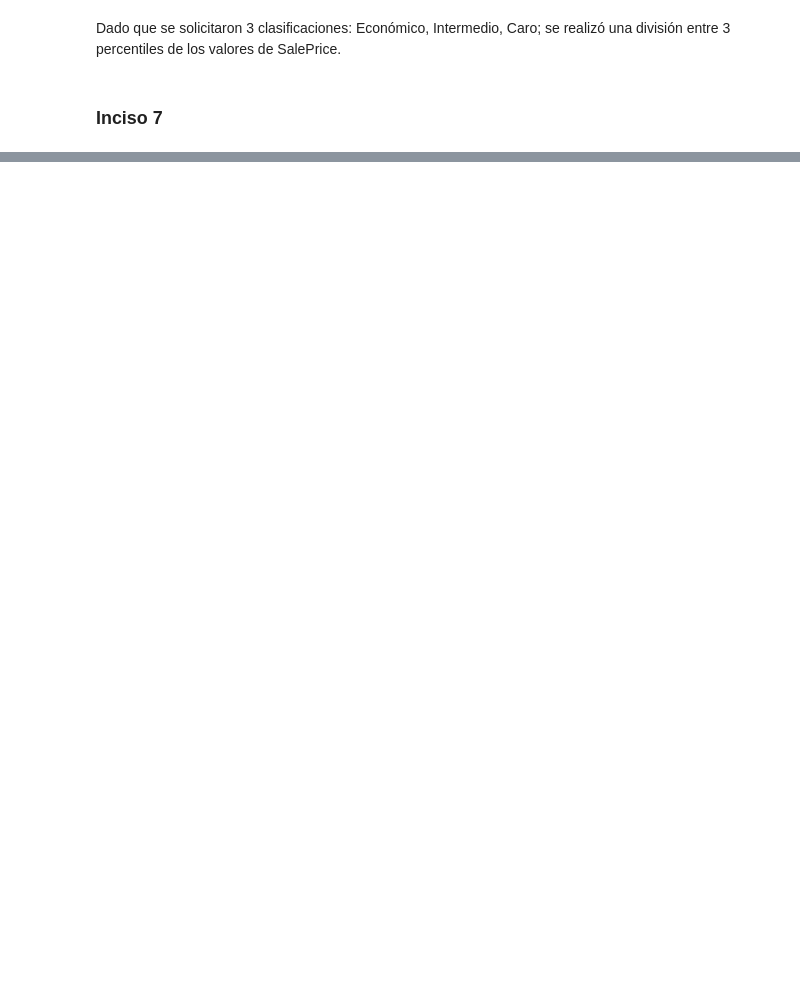
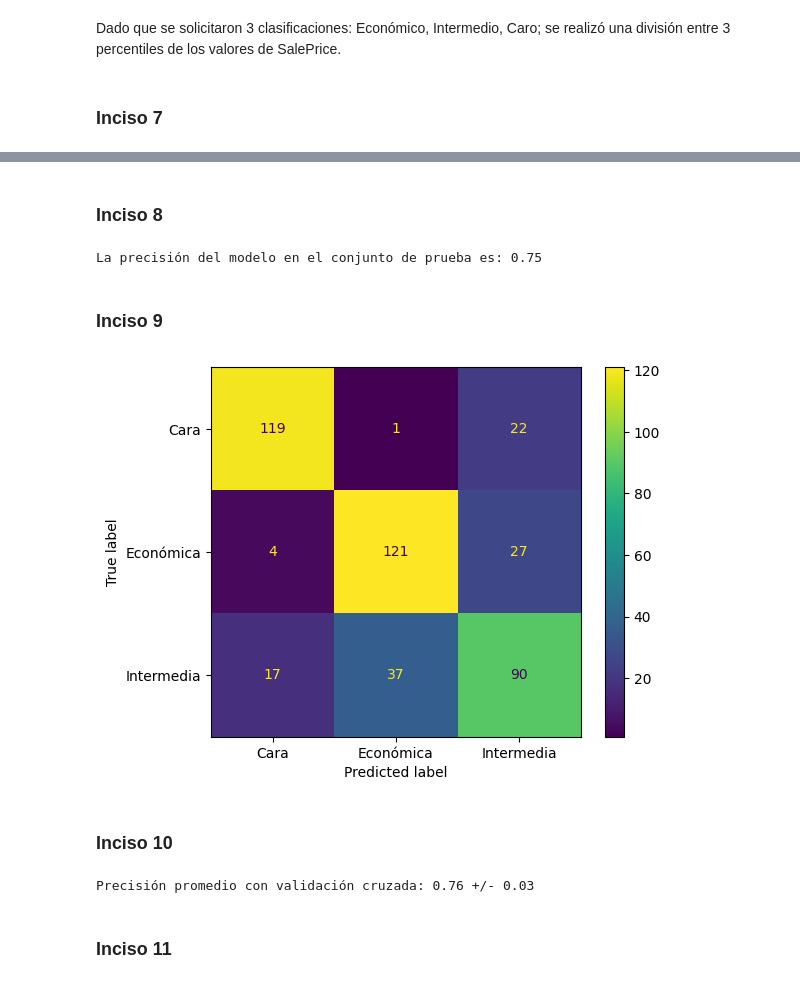
Before and after one commit to FabianJuarez182/MD-HT4, a Jupyter notebook: MD-HT4.ipynb, the cells around one changed output, grey strips where cells are left out. Drawn from its saved outputs; the diff is of its cells as text; code cells hidden in the pictures; blank space fills up the shorter version.

Commit message:
Faltan comentarios de los incisos 8 adelante

```diff
--- a/MD-HT4.ipynb
+++ b/MD-HT4.ipynb
@@ -315,0 +327,34 @@ plt.show()
+# %% [markdown]
+### Inciso 8
+# %%
+from sklearn.metrics import accuracy_score
+
+y_pred = tree_classifier.predict(X_test)
+accuracy = accuracy_score(y_test, y_pred)
+print(f"La precisión del modelo en el conjunto de prueba es: {accuracy:.2f}")
+# %% [output]
+La precisión del modelo en el conjunto de prueba es: 0.75
+# %% [markdown]
+### Inciso 9
+# %%
+from sklearn.metrics import confusion_matrix, ConfusionMatrixDisplay
+import matplotlib.pyplot as plt
+
+cm = confusion_matrix(y_test, y_pred, labels=tree_classifier.classes_)
+disp = ConfusionMatrixDisplay(confusion_matrix=cm, display_labels=tree_classifier.classes_)
+disp.plot()
+plt.show()
+# %% [output]
+[figure, added]
+# %% [markdown]
+### Inciso 10
+# %%
+from sklearn.model_selection import cross_val_score
+import numpy as np
+
+scores = cross_val_score(tree_classifier, X, y, cv=5, scoring='accuracy')
+print(f"Precisión promedio con validación cruzada: {np.mean(scores):.2f} +/- {np.std(scores):.2f}")
+# %% [output]
+Precisión promedio con validación cruzada: 0.76 +/- 0.03
+# %% [markdown]
+### Inciso 11
```
Also changed, not shown: parts of 9 cells of this notebook.
